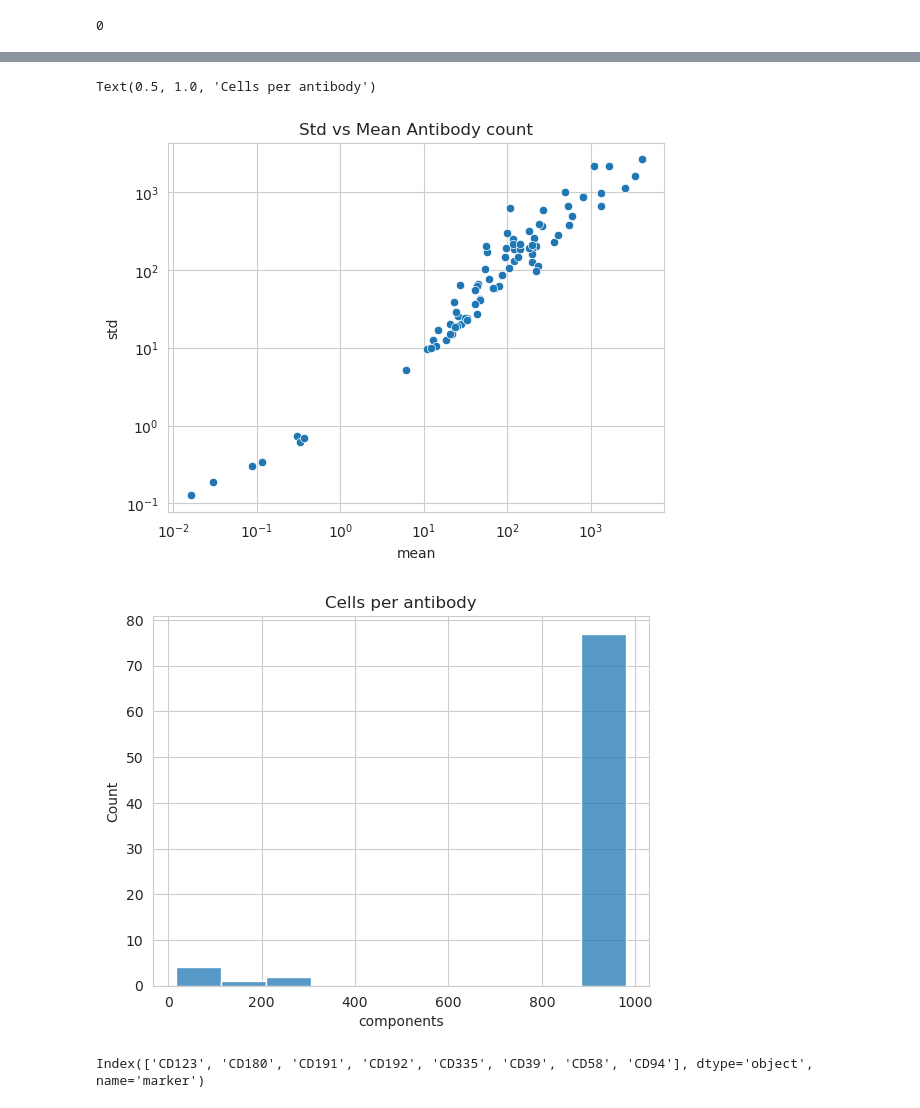
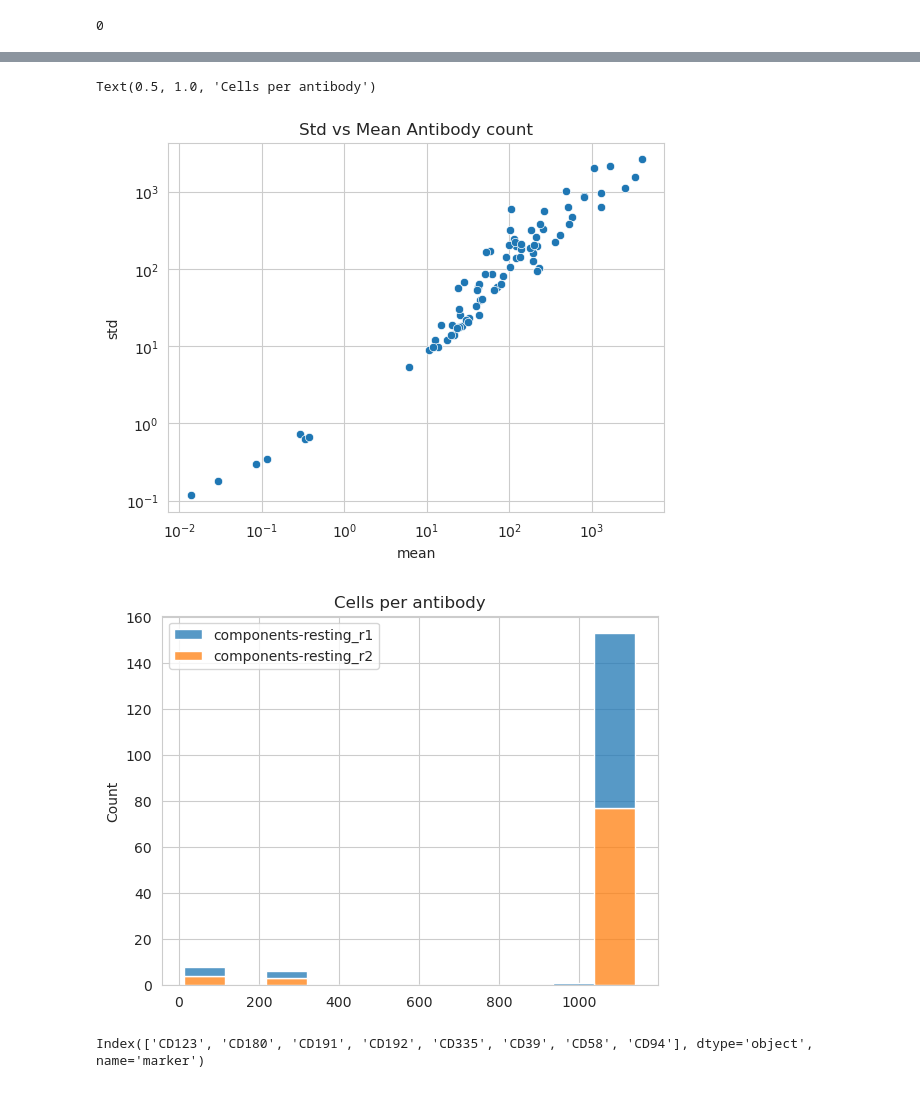
Before and after one commit to zhsegal/PxlgnProject, a Jupyter notebook: EDA.ipynb, the cells around one changed output, grey strips where cells are left out. Cells and saved outputs as stored; diff of their text form; code cells hidden in the pictures.

```diff
--- a/EDA.ipynb
+++ b/EDA.ipynb
@@ -23,8 +24,6 @@ TODO:
 DATA_DIR = Path('./datasets')
 
 # Dataset: https://software.pixelgen.com/datasets/technote-mpx-v1-vs-v2
-
-
 # We use only the V2 non stimulated cells
 # FILENAMES = [
 #     "Sample05_V2_PBMC_r1.layout.dataset.pxl",
@@ -45,11 +44,16 @@ DATA_DIR = Path('./datasets')
 # )
 # pg_data.save(combined_path, force_overwrite=True)
 
-# Sample 1 of the V2 kit (non stimulated cells)
-pg_data = pixelator.read(DATA_DIR / "Sample05_V2_PBMC_r1.layout.dataset.pxl")
-pg_data.adata.obs['sample'] = 'resting_r1'
-adata = pg_data.adata
-sc.pp.calculate_qc_metrics(adata, percent_top=None, inplace=True, var_type='proteins')
+# V2 kit (non stimulated cells)
+pg_data_1 = pixelator.read(DATA_DIR / "Sample05_V2_PBMC_r1.layout.dataset.pxl")
+# pg_data_1.adata.obs['sample'] = 'resting_r1'
+
+pg_data_2 = pixelator.read(DATA_DIR / "Sample06_V2_PBMC_r2.layout.dataset.pxl")
+# pg_data_1.adata.obs['sample'] = 'resting_r2'
+
+
+adata = anndata.AnnData.concatenate(pg_data_1.adata, pg_data_2.adata, batch_key='sample', batch_categories=['resting_r1', 'resting_r2'])
+sc.pp.calculate_qc_metrics(adata, percent_top=None, inplace=True, var_type='antibodies')
 adata.obs
 # %% [output]
 |  | pixels | a_pixels | b_pixels | antibodies | molecules | reads | mean_reads_per_molecule | ... |
@@ -115,14 +109,13 @@ fig, ax = scatter_umi_per_upia_vs_tau(tau_metrics_df, group_by="sample")
 # %%
-components_to_keep = adata[
+adata = adata[
     (adata.obs["molecules"] >= 10000)
     & (adata.obs["tau_type"] == "normal")
     & (adata.obs['a_pixels'] <= 10000)  # My change - removing a single outlier
-].obs.index
+]
 
-pg_data = pg_data.filter(components=components_to_keep)
+sc.pp.calculate_qc_metrics(adata, percent_top=None, inplace=True, var_type='proteins')
 # os.remove(DATA_DIR/ "Sample06_V2_PBMC_r2.layout.dataset_FILTERED.pxl")
 # pg_data.save(DATA_DIR/ "Sample06_V2_PBMC_r2.layout.dataset_FILTERED.pxl", force_overwrite=True)
-adata = pg_data.adata
 # %%
 # Single outlier with extreme measures of a_pixel
 print((adata.obs['a_pixels'] > 20000).sum())
@@ -168,3 +152,0 @@ fig, ax = molecule_rank_plot(molecule_rank_df, group_by="sample")
-# %%
-adata.obs = adata.obs.drop(adata.obs[adata.obs['a_pixels'] > 20000].index)
-adata.obs.plot.scatter(x='a_pixels', y='mean_b_pixels_per_a_pixel')
@@ -174,32 +163,32 @@ adata.obs.plot.scatter(x='a_pixels', y='mean_b_pixels_per_a_pixel')
 # %%
-antibody_variation_df = pg_data.adata.to_df().aggregate(['mean', 'std']).transpose()
+antibody_variation_df = adata.to_df().aggregate(['mean', 'std']).transpose()
 antibody_variation_df['std/mean'] = antibody_variation_df['std'] / antibody_variation_df['mean']
 # %%
 fig, ax = plt.subplots(1)
 # sns.histplot(np.log10(adata.var['antibody_count']), ax=ax[0])
 # ax[0].set_title('Log10 Total Antibody count')
 sns.scatterplot(data=antibody_variation_df, x='mean', y='std')
 ax.set_xscale('log')
 ax.set_yscale('log')
 # sns.histplot(np.log10(adata_df.mean(axis=0)), ax=ax)
 ax.set_title('Std vs Mean Antibody count')
 
 # fig, ax = plt.subplots(1)
 # sns.histplot(np.log10(adata.var['components']), ax=ax, binwidth=0.25)
 # ax.set_title('Log10 cells per antibody')
 
 fig, ax = plt.subplots(1)
-sns.histplot(adata.var['components'], ax=ax, binwidth=100)
+sns.histplot(adata.var[['components-resting_r1', 'components-resting_r2']], ax=ax, binwidth=100, multiple='stack')
 ax.set_title('Cells per antibody')
 
 # fig, ax = plt.subplots(1)
 # antibody_variation = pg_data.adata.X.var(axis=0,)
 # sns.histplot(np.log10(antibody_variation), ax=ax)
 # ax.set_title('Log10 Antibody Count Variation (across cells)')
 # %% [output]
 Text(0.5, 1.0, 'Cells per antibody')
-[figure, old version]
+[figure, new version]
-[figure, old version]
+[figure, new version]
 # %%
 # antibody_variation_df.sort_values(by='mean', axis=0, ascending=False, inplace=True)
 antibody_variation_df[antibody_variation_df['mean'] < 10].index
```
Also changed, not shown: parts of 29 cells of this notebook, 4 other files.
